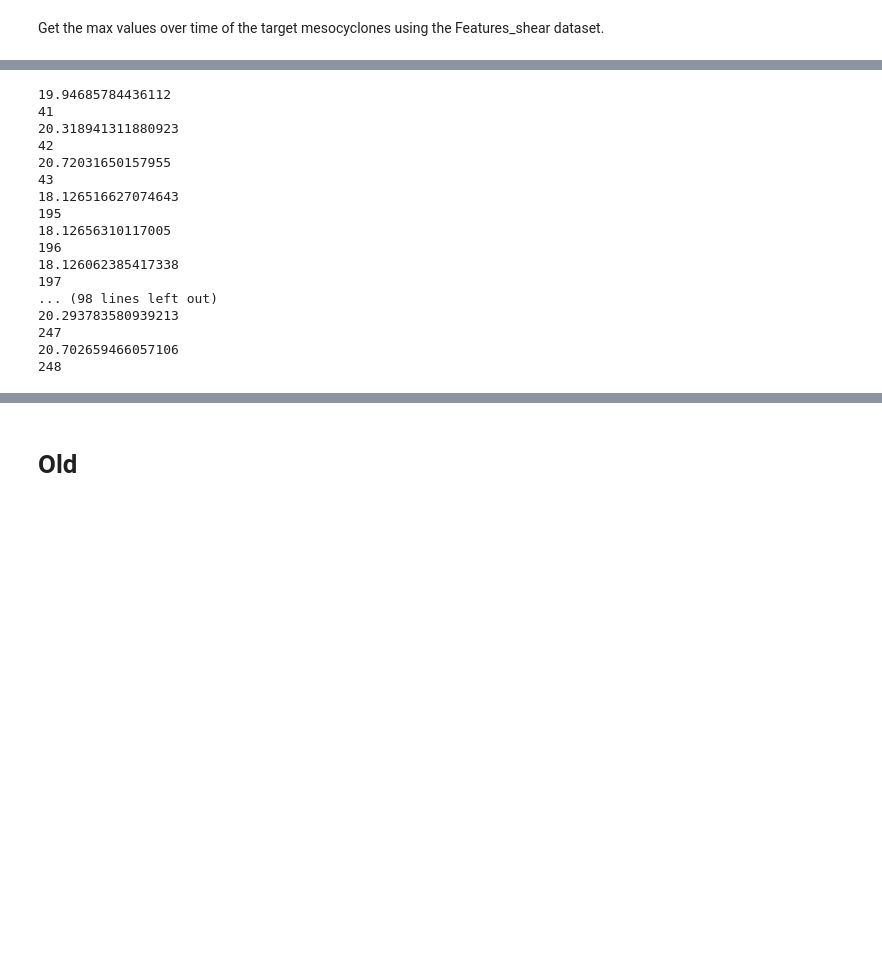
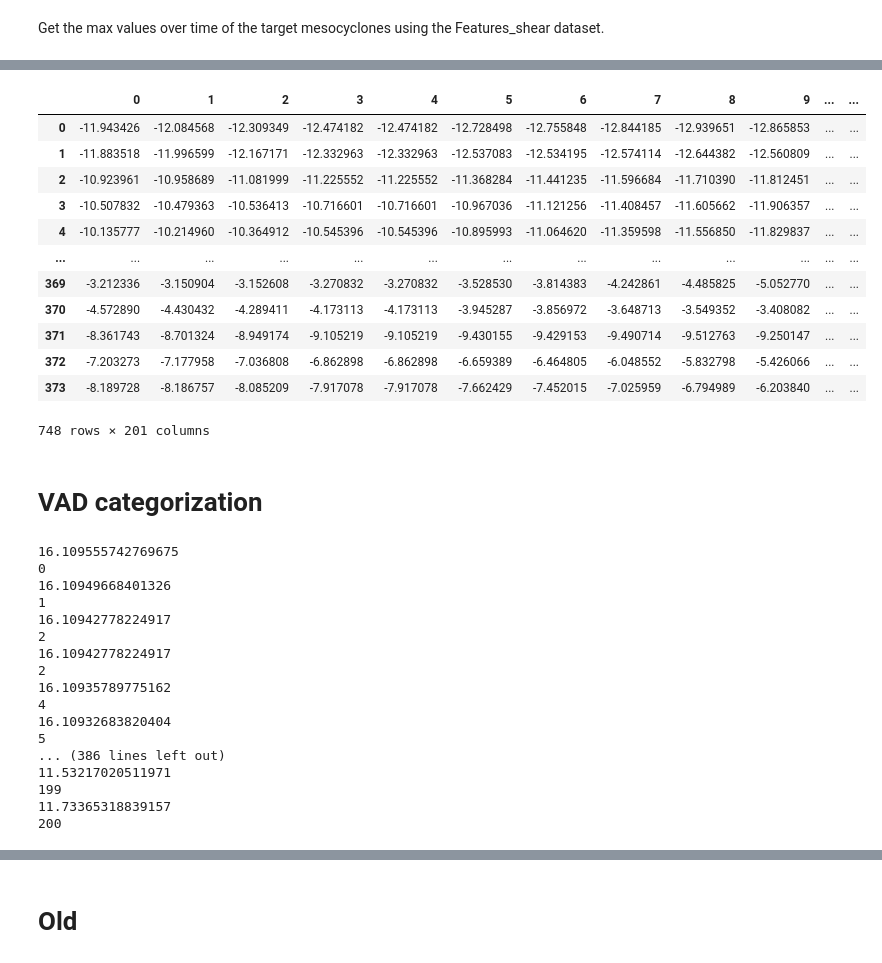
Before and after one commit to JuliaBuhrman/research2024, a Jupyter notebook: tornadic_case.ipynb, the cells around one changed output, grey strips where cells are left out. Saved outputs shown, nothing was run; the diff lists cells and outputs as text; code cells hidden in the pictures; blank space fills up the shorter version.

```diff
--- a/tornadic_case.ipynb
+++ b/tornadic_case.ipynb
@@ -184,0 +199,9 @@ theta_deg = theta * (180/np.pi)
+# %%
+#data = pd.read_csv(f'/Users/juliabman/Desktop/storm_events_data/storm_data_search_results_{d}.csv')
+#time_from_tor = time_from_tor(vad_df, data, str('Tornado'), str('PLAINS YOAKUM CO ARP'), str('US/Central'), False)
+#time_from_tor = time_from_tor(vad_df, data, str('Tornado'), str('SILVERTON'), str('US/Central'), False)
+#time_from_tor = time_from_tor(vad_df, data, str('Tornado'), str('BROADVIEW'), str('US/Mountain'), False)
+#time_from_tor = time_from_tor(vad_df, data, str('Tornado'), str('CUSTER CITY'), str('US/Central'), False)
+#time_from_tor = time_from_tor(vad_df, data, str('Tornado'), str('HAWLEY'), str('US/Central'), False)
+time_from_tor = time_from_tor(vad_df, data, str('Tornado'), str('DUKE'), str('US/Central'), False)
+vad_df['Time From Tor'] = time_from_tor
@@ -184,0 +230,33 @@ theta_deg = theta * (180/np.pi)
+# %%
+all_u, all_v =  u_and_v(easterlies_vads, gps, storm_vel_tobac_vads, storm_bearing_tobac_vads)
+# %%
+all_u_df = pd.DataFrame(all_u)
+all_u_df['u or v'] = 'u'
+all_u_df['Distance'] = r
+all_u_df['Angle'] = theta_deg
+all_u_df['Time From Tor (min)'] = vad_df['Time From Tor']
+all_u_df['Datetime'] = vad_df['Datetime']
+
+all_v_df = pd.DataFrame(all_v)
+all_v_df['u or v'] = 'v'
+all_v_df['Distance'] = r
+all_v_df['Angle'] = theta_deg
+all_v_df['Time From Tor (min)'] = vad_df['Time From Tor']
+all_v_df['Datetime'] = vad_df['Datetime']
+all_uv = pd.concat([all_u_df, all_v_df], axis=0)
+# %%
+all_uv
+# %% [output]
+|  | 0 | 1 | 2 | 3 | 4 | 5 | 6 | 7 | 8 | 9 | ... | ... |
+| 0 | -11.943426 | -12.084568 | -12.309349 | -12.474182 | -12.474182 | -12.728498 | -12.755848 | -12.844185 | -12.939651 | -12.865853 | ... | ... |
+| 1 | -11.883518 | -11.996599 | -12.167171 | -12.332963 | -12.332963 | -12.537083 | -12.534195 | -12.574114 | -12.644382 | -12.560809 | ... | ... |
+| 2 | -10.923961 | -10.958689 | -11.081999 | -11.225552 | -11.225552 | -11.368284 | -11.441235 | -11.596684 | -11.710390 | -11.812451 | ... | ... |
+| 3 | -10.507832 | -10.479363 | -10.536413 | -10.716601 | -10.716601 | -10.967036 | -11.121256 | -11.408457 | -11.605662 | -11.906357 | ... | ... |
+| 4 | -10.135777 | -10.214960 | -10.364912 | -10.545396 | -10.545396 | -10.895993 | -11.064620 | -11.359598 | -11.556850 | -11.829837 | ... | ... |
+| ... | ... | ... | ... | ... | ... | ... | ... | ... | ... | ... | ... | ... |
+| 369 | -3.212336 | -3.150904 | -3.152608 | -3.270832 | -3.270832 | -3.528530 | -3.814383 | -4.242861 | -4.485825 | -5.052770 | ... | ... |
+| 370 | -4.572890 | -4.430432 | -4.289411 | -4.173113 | -4.173113 | -3.945287 | -3.856972 | -3.648713 | -3.549352 | -3.408082 | ... | ... |
+| 371 | -8.361743 | -8.701324 | -8.949174 | -9.105219 | -9.105219 | -9.430155 | -9.429153 | -9.490714 | -9.512763 | -9.250147 | ... | ... |
+| 372 | -7.203273 | -7.177958 | -7.036808 | -6.862898 | -6.862898 | -6.659389 | -6.464805 | -6.048552 | -5.832798 | -5.426066 | ... | ... |
+| 373 | -8.189728 | -8.186757 | -8.085209 | -7.917078 | -7.917078 | -7.662429 | -7.452015 | -7.025959 | -6.794989 | -6.203840 | ... | ... |
+748 rows × 201 columns
@@ -185,23 +265,25 @@ theta_deg = theta * (180/np.pi)
+# %% [markdown]
+# VAD categorization
 # %%
-inflow_vads, not_inflow_vads, nearfield_vads, farfield_vads, inflow_column, distance_column = inflow_near_far_test(storm_bearing_tobac_vads, theta_deg, easterlies_vads, meso_to_ka_dist, 360, 0)
+inflow_vads, not_inflow_vads, nearfield_vads, farfield_vads, inflow_column, distance_column = inflow_near_far_test(storm_bearing_tobac_vads, theta_deg, easterlies_vads, meso_to_ka_dist, 90, 0)
 # %% [output]
-19.94685784436112
-41
-20.318941311880923
-42
-20.72031650157955
-43
-18.126516627074643
-195
-18.12656310117005
-196
-18.126062385417338
-197
-... (98 lines left out)
-20.293783580939213
-247
-20.702659466057106
-248
+16.109555742769675
+0
+16.10949668401326
+1
+16.10942778224917
+2
+16.10942778224917
+2
+16.10935789775162
+4
+16.10932683820404
+5
+... (386 lines left out)
+11.53217020511971
+199
+11.73365318839157
+200
 # %%
 original_list = nearfield_vads
 nearfield_vads = list(dict.fromkeys(original_list))
```
Also changed, not shown: parts of 50 cells of this notebook.
